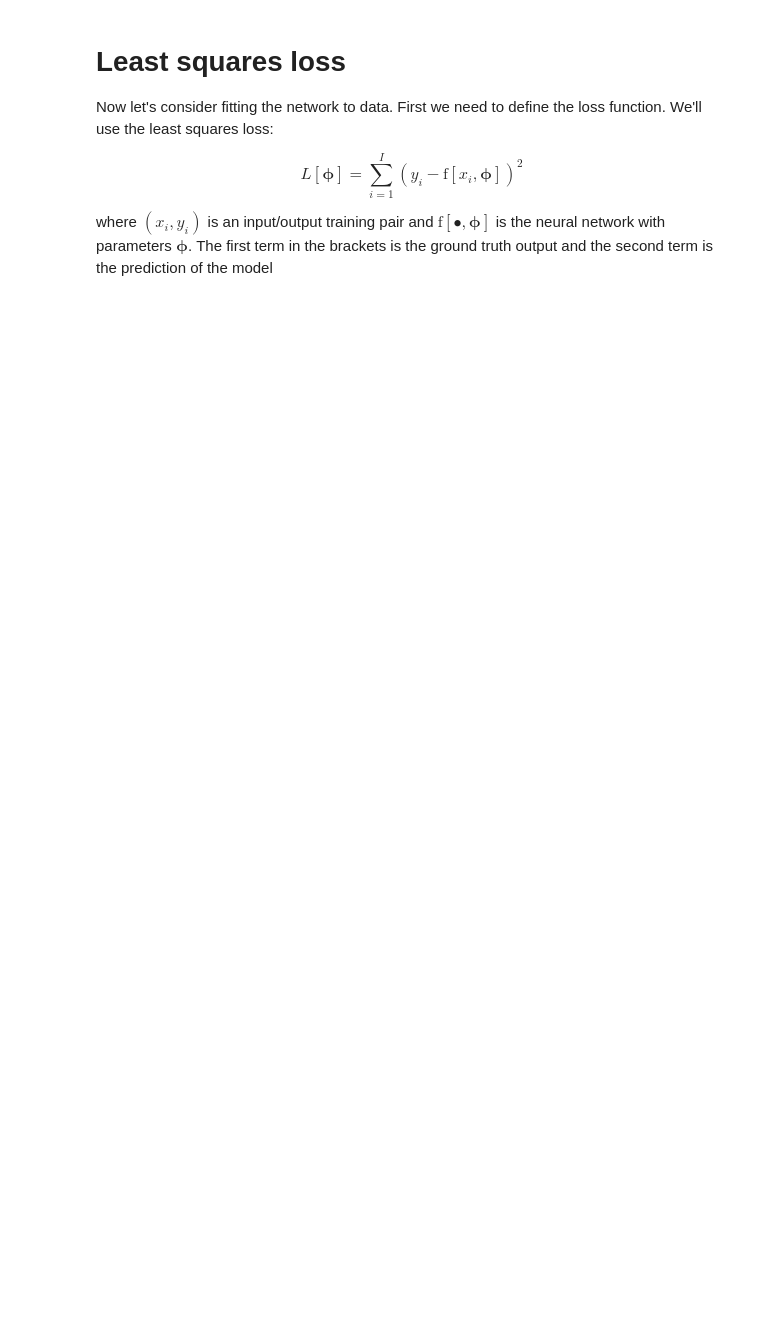
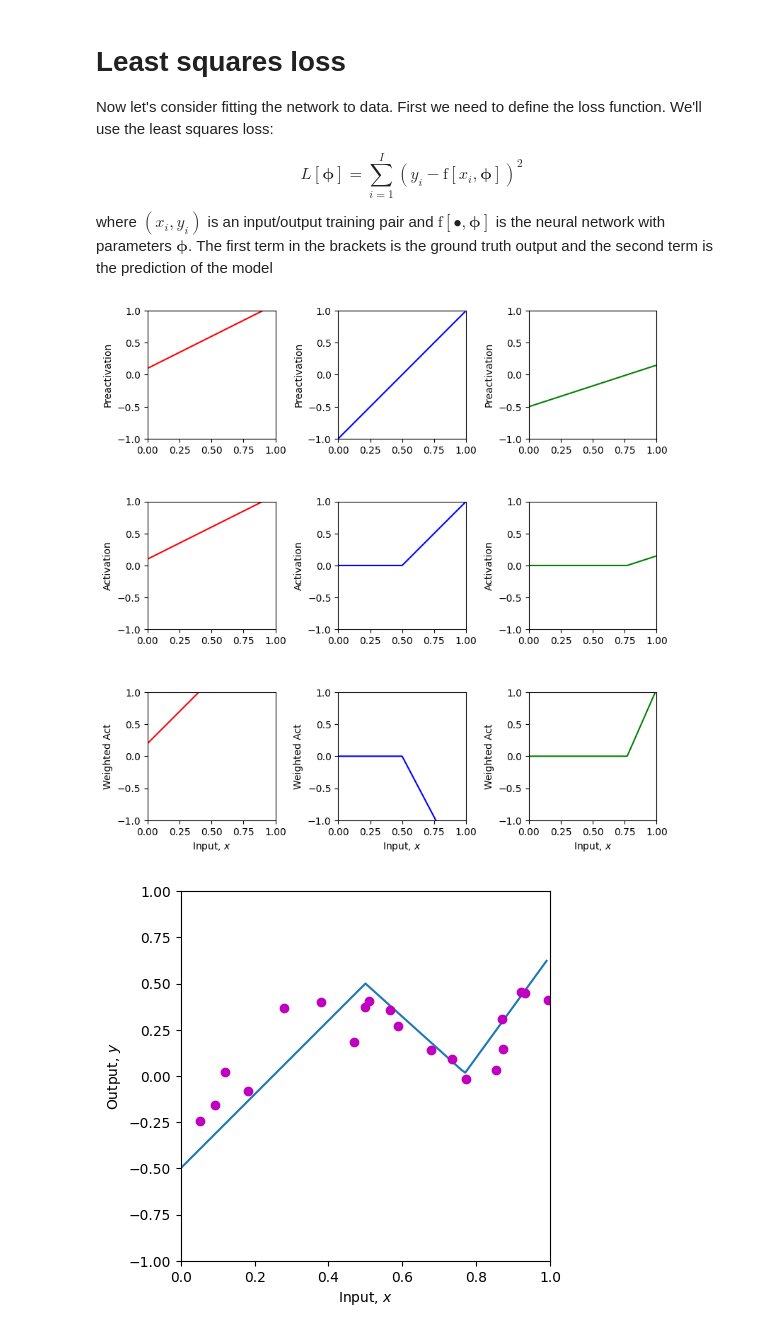
Before and after one commit to aahan-charak24/Deep-Learning-Mastery, a Jupyter notebook: Notebooks/Chap03/3_1_Shallow_Networks_I.ipynb, the cells around one changed output. Cells and saved outputs as stored; diff of their text form; code cells hidden in the pictures; blank space fills up the shorter version.

```diff
--- a/Notebooks/Chap03/3_1_Shallow_Networks_I.ipynb
+++ b/Notebooks/Chap03/3_1_Shallow_Networks_I.ipynb
@@ -209,43 +212,48 @@ def least_squares_loss(y_train, y_predict):
   # differences between the real values of y and the predicted values from the model f[x_i,phi]
   # (see figure 2.2 of the book)
   # you will need to use the function np.sum
-  loss = 0
+  loss  = np.sum((y_train -  y_predict) ** 2)
 
   return loss
 # %%
 # Now lets define some parameters, run the neural network, and compute the loss
-theta_10 =  0.3 ; theta_11 = -1.0
+theta_10 =  0.1 ; theta_11 = 1
 theta_20 = -1.0  ; theta_21 = 2.0
 theta_30 = -0.5  ; theta_31 = 0.65
-phi_0 = -0.3; phi_1 = 2.0; phi_2 = -1.0; phi_3 = 7.0
+phi_0 = -0.7; phi_1 = 2.0; phi_2 = -1.9; phi_3 = 7.0
 
 # Define a range of input values
 x = np.arange(0,1,0.01)
 
 x_train = np.array([0.09291784,0.46809093,0.93089486,0.67612654,0.73441752,0.86847339,\
                    0.49873225,0.51083168,0.18343972,0.99380898,0.27840809,0.38028817,\
                    0.12055708,0.56715537,0.92005746,0.77072270,0.85278176,0.05315950,\
                    0.87168699,0.58858043])
 y_train = np.array([-0.15934537,0.18195445,0.451270150,0.13921448,0.09366691,0.30567674,\
                     0.372291170,0.40716968,-0.08131792,0.41187806,0.36943738,0.3994327,\
                     0.019062570,0.35820410,0.452564960,-0.0183121,0.02957665,-0.24354444, \
                     0.148038840,0.26824970])
 
 # We run the neural network for each of these input values
 y, pre_1, pre_2, pre_3, act_1, act_2, act_3, w_act_1, w_act_2, w_act_3 = \
     shallow_1_1_3(x, ReLU, phi_0,phi_1,phi_2,phi_3, theta_10, theta_11, theta_20, theta_21, theta_30, theta_31)
 # And then plot it
 plot_neural(x, y, pre_1, pre_2, pre_3, act_1, act_2, act_3, w_act_1, w_act_2, w_act_3, plot_all=True, x_data = x_train, y_data = y_train)
 
 # Run the neural network on the training data
 y_predict, *_ = shallow_1_1_3(x_train, ReLU, phi_0,phi_1,phi_2,phi_3, theta_10, theta_11, theta_20, theta_21, theta_30, theta_31)
 
 # Compute the least squares loss and print it out
 loss = least_squares_loss(y_train,y_predict)
 print('Your Loss = %3.3f, True value = 9.385'%(loss))
 
 # TODO.  Manipulate the parameters (by hand!) to make the function
 # fit the data better and try to reduce the loss to as small a number
 # as possible.  The best that I could do was 0.181
 # Tip... start by manipulating phi_0.
 # It's not that easy, so don't spend too much time on this!
+
+#Answer: the best i could get was 0.457
+# %% [output]
+[figure, added]
+[figure, added]
```
Also changed, not shown: parts of 2 cells of this notebook.
